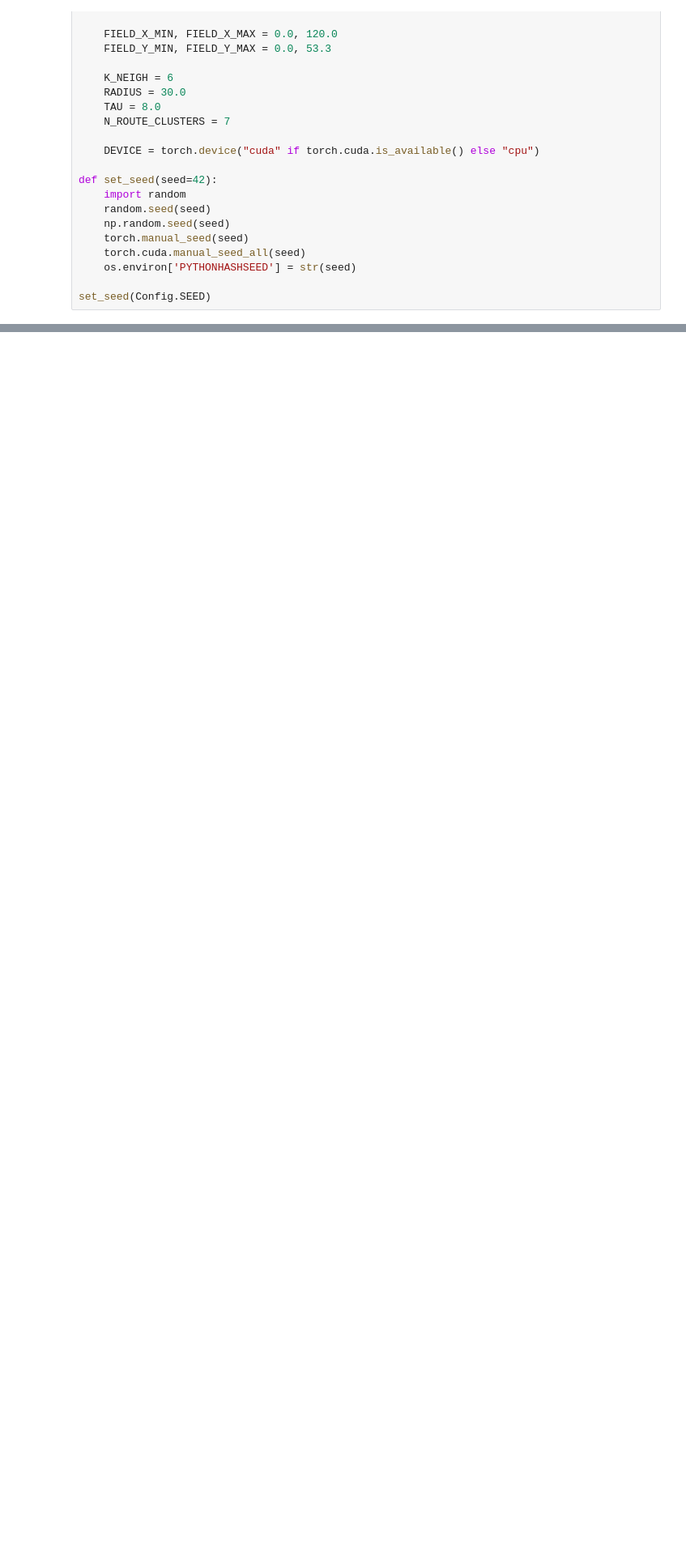
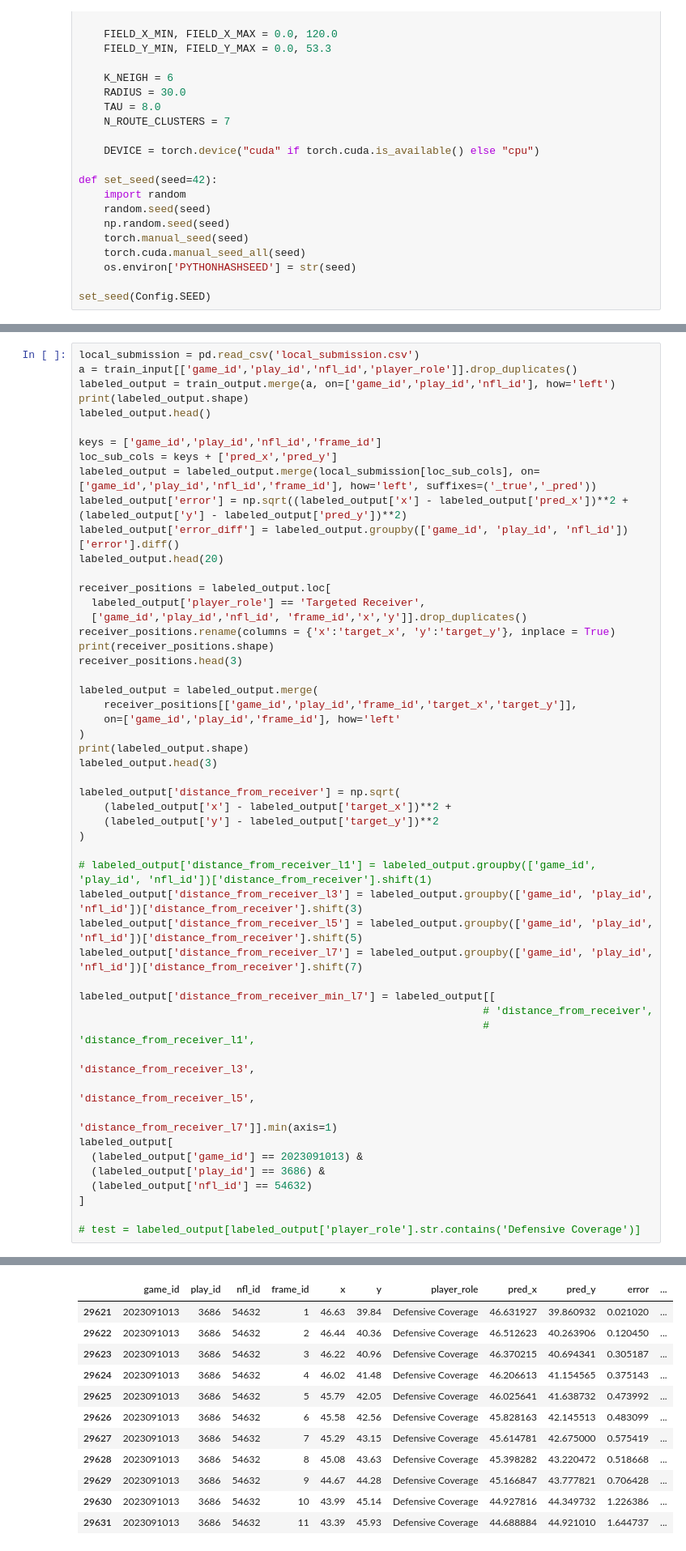
Before and after one commit to kevniu95/bdb-26, a Jupyter notebook: analytics_pred_catch_analysis.ipynb, the cells around one changed output, grey strips where cells are left out. Shown: that part at 81% size. Saved outputs shown, nothing was run; the diff lists cells and outputs as text; blank space fills up the shorter version.

```diff
--- a/analytics_pred_catch_analysis.ipynb
+++ b/analytics_pred_catch_analysis.ipynb
@@ -58,0 +99,52 @@ set_seed(Config.SEED)
+# %%
+local_submission = pd.read_csv('local_submission.csv')
+a = train_input[['game_id','play_id','nfl_id','player_role']].drop_duplicates()
+labeled_output = train_output.merge(a, on=['game_id','play_id','nfl_id'], how='left')
+print(labeled_output.shape)
+labeled_output.head()
+
+keys = ['game_id','play_id','nfl_id','frame_id']
+loc_sub_cols = keys + ['pred_x','pred_y']
+labeled_output = labeled_output.merge(local_submission[loc_sub_cols], on=['game_id','play_id','nfl_id','frame_id'], how='left', suffixes=('_true','_pred'))
+labeled_output['error'] = np.sqrt((labeled_output['x'] - labeled_output['pred_x'])**2 + (labeled_output['y'] - labeled_output['pred_y'])**2)
+labeled_output['error_diff'] = labeled_output.groupby(['game_id', 'play_id', 'nfl_id'])['error'].diff()
+labeled_output.head(20)
+
+receiver_positions = labeled_output.loc[
+  labeled_output['player_role'] == 'Targeted Receiver',
+  ['game_id','play_id','nfl_id', 'frame_id','x','y']].drop_duplicates()
+receiver_positions.rename(columns = {'x':'target_x', 'y':'target_y'}, inplace = True)
+print(receiver_positions.shape)
+receiver_positions.head(3)
+
+labeled_output = labeled_output.merge(
+    receiver_positions[['game_id','play_id','frame_id','target_x','target_y']],
+    on=['game_id','play_id','frame_id'], how='left'
+)
+print(labeled_output.shape)
+labeled_output.head(3)
+
+labeled_output['distance_from_receiver'] = np.sqrt(
+    (labeled_output['x'] - labeled_output['target_x'])**2 +
+    (labeled_output['y'] - labeled_output['target_y'])**2
+)
+
+# labeled_output['distance_from_receiver_l1'] = labeled_output.groupby(['game_id', 'play_id', 'nfl_id'])['distance_from_receiver'].shift(1)
+labeled_output['distance_from_receiver_l3'] = labeled_output.groupby(['game_id', 'play_id', 'nfl_id'])['distance_from_receiver'].shift(3)
+labeled_output['distance_from_receiver_l5'] = labeled_output.groupby(['game_id', 'play_id', 'nfl_id'])['distance_from_receiver'].shift(5)
+labeled_output['distance_from_receiver_l7'] = labeled_output.groupby(['game_id', 'play_id', 'nfl_id'])['distance_from_receiver'].shift(7)
+
+labeled_output['distance_from_receiver_min_l7'] = labeled_output[[
+                                                                # 'distance_from_receiver',
+                                                                # 'distance_from_receiver_l1',
+                                                                'distance_from_receiver_l3',
+                                                                'distance_from_receiver_l5',
+                                                                'distance_from_receiver_l7']].min(axis=1)
+labeled_output[
+  (labeled_output['game_id'] == 2023091013) &
+  (labeled_output['play_id'] == 3686) &
+  (labeled_output['nfl_id'] == 54632)
+]
+
+# test = labeled_output[labeled_output['player_role'].str.contains('Defensive Coverage')]
+# %% [output]
@@ -58,0 +154,12 @@ set_seed(Config.SEED)
+|  | game_id | play_id | nfl_id | frame_id | x | y | player_role | pred_x | pred_y | error | ... |
+| 29621 | 2023091013 | 3686 | 54632 | 1 | 46.63 | 39.84 | Defensive Coverage | 46.631927 | 39.860932 | 0.021020 | ... |
+| 29622 | 2023091013 | 3686 | 54632 | 2 | 46.44 | 40.36 | Defensive Coverage | 46.512623 | 40.263906 | 0.120450 | ... |
+| 29623 | 2023091013 | 3686 | 54632 | 3 | 46.22 | 40.96 | Defensive Coverage | 46.370215 | 40.694341 | 0.305187 | ... |
+| 29624 | 2023091013 | 3686 | 54632 | 4 | 46.02 | 41.48 | Defensive Coverage | 46.206613 | 41.154565 | 0.375143 | ... |
+| 29625 | 2023091013 | 3686 | 54632 | 5 | 45.79 | 42.05 | Defensive Coverage | 46.025641 | 41.638732 | 0.473992 | ... |
+| 29626 | 2023091013 | 3686 | 54632 | 6 | 45.58 | 42.56 | Defensive Coverage | 45.828163 | 42.145513 | 0.483099 | ... |
+| 29627 | 2023091013 | 3686 | 54632 | 7 | 45.29 | 43.15 | Defensive Coverage | 45.614781 | 42.675000 | 0.575419 | ... |
+| 29628 | 2023091013 | 3686 | 54632 | 8 | 45.08 | 43.63 | Defensive Coverage | 45.398282 | 43.220472 | 0.518668 | ... |
+| 29629 | 2023091013 | 3686 | 54632 | 9 | 44.67 | 44.28 | Defensive Coverage | 45.166847 | 43.777821 | 0.706428 | ... |
+| 29630 | 2023091013 | 3686 | 54632 | 10 | 43.99 | 45.14 | Defensive Coverage | 44.927816 | 44.349732 | 1.226386 | ... |
+| 29631 | 2023091013 | 3686 | 54632 | 11 | 43.39 | 45.93 | Defensive Coverage | 44.688884 | 44.921010 | 1.644737 | ... |
```
Also changed, not shown: parts of 31 cells of this notebook.
